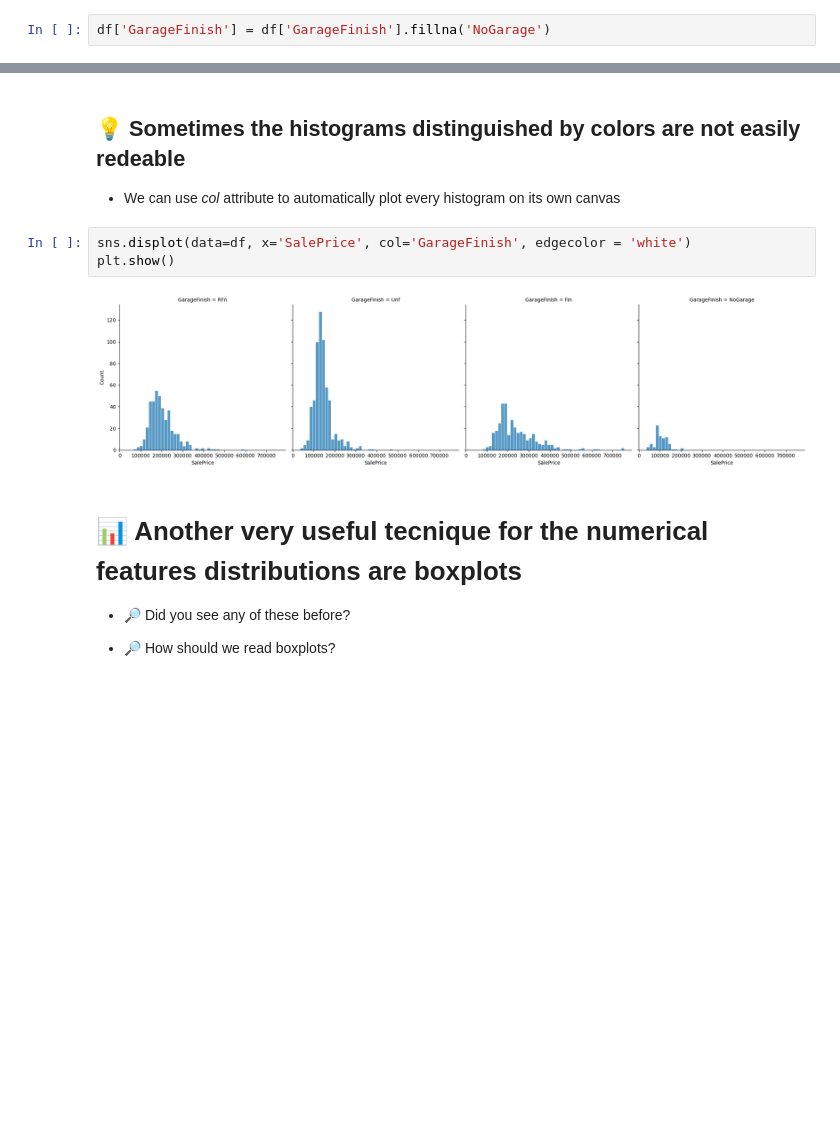
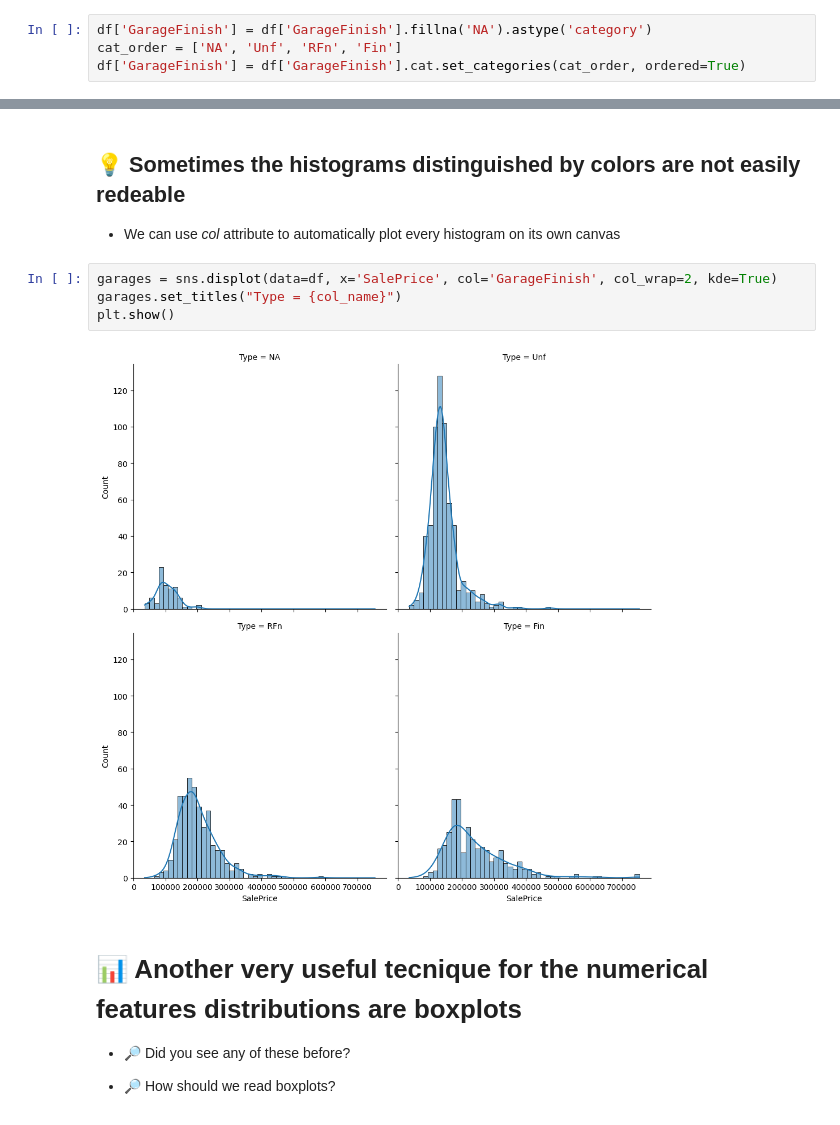
Before and after one commit to TotalChaosRexinator/School, a Jupyter notebook: fml_02.ipynb, the cells around one changed output, grey strips where cells are left out. Drawn from its saved outputs; the diff is of its cells as text; blank space fills up the shorter version.

```diff
--- a/fml_02.ipynb
+++ b/fml_02.ipynb
@@ -113,8 +115,10 @@ plt.show()
 - The no garage houses have a *nan* value in the feature so they are not plotted
 # %% [markdown]
 ### Fill nan values with 'NoGarage' string
-# %%
-df['GarageFinish'] = df['GarageFinish'].fillna('NoGarage')
+# %%
+df['GarageFinish'] = df['GarageFinish'].fillna('NA').astype('category')
+cat_order = ['NA', 'Unf', 'RFn', 'Fin']
+df['GarageFinish'] = df['GarageFinish'].cat.set_categories(cat_order, ordered=True)
 # %% [markdown]
 ### Take a look at the histogram again
 # %%
@@ -126,10 +131,11 @@ plt.show()
 ## 💡 Sometimes the histograms distinguished by colors are not easily redeable
 - We can use *col* attribute to automatically plot every histogram on its own canvas
 # %%
-sns.displot(data=df, x='SalePrice', col='GarageFinish', edgecolor = 'white')
+garages = sns.displot(data=df, x='SalePrice', col='GarageFinish', col_wrap=2, kde=True)
+garages.set_titles("Type = {col_name}")
 plt.show()
 # %% [output]
-[figure, old version]
+[figure, new version]
 # %% [markdown]
 # 📊 Another very useful tecnique for the numerical features distributions are boxplots
 - 🔎 Did you see any of these before?
```
Also changed, not shown: parts of 28 cells of this notebook.
